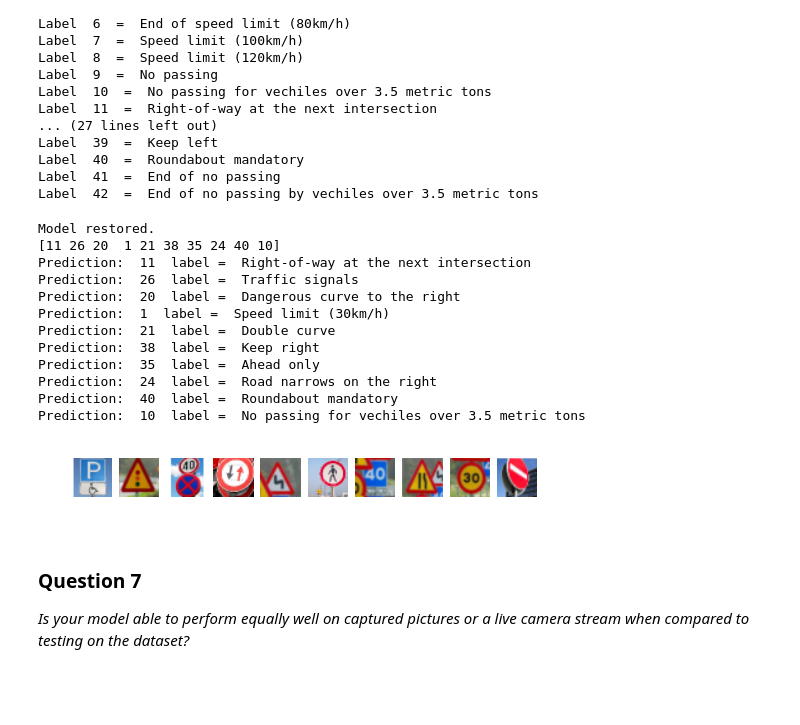
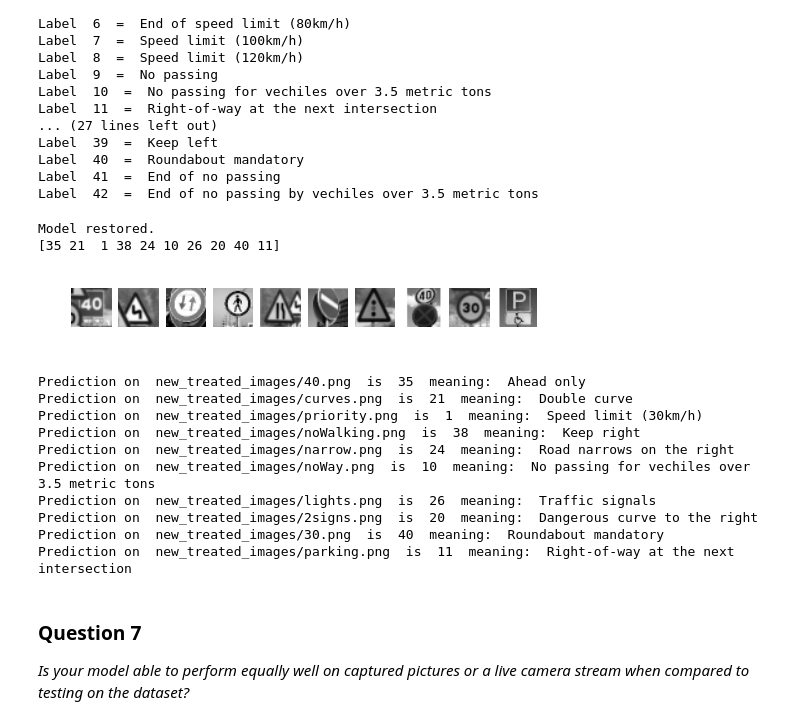
Before and after one commit to ninopereira/Traffic_Signs_Classification_NN, a Jupyter notebook: Traffic_Signs_Recognition-NP.ipynb, the cells around one changed output. Cells and saved outputs as stored; diff of their text form; code cells hidden in the pictures; blank space fills up the shorter version.

```diff
--- a/Traffic_Signs_Recognition-NP.ipynb
+++ b/Traffic_Signs_Recognition-NP.ipynb
@@ -483,10 +516,10 @@ with tf.Session() as sess:
             batch_x, batch_y = next_batch(X_train_gray, y_train, batch_size)
 
             # Run optimization op (backprop) and cost op (to get loss value)
-            sess.run(optimizer, feed_dict={x: batch_x, y: batch_y, dropout: 0.75})
+            sess.run(optimizer, feed_dict={x: batch_x, y: batch_y, keep_prob: 0.75})
 
         # Display logs per epoch step
-        c = sess.run(cost, feed_dict={x: batch_x, y: batch_y, dropout: 0.75})
+        c = sess.run(cost, feed_dict={x: batch_x, y: batch_y, keep_prob: 0.75})
         print("Epoch:", '%04d' % (epoch+1), "cost=", "{:.9f}".format(c))
     print("Optimization Finished!")
 
@@ -503,7 +536,7 @@ with tf.Session() as sess:
     validation_data = X_valid  #np.reshape(X_valid, (n_test,32,32,1))
     validation_labels = y_valid
 
-    print("Accuracy:", accuracy.eval({x: validation_data, y: validation_labels, dropout: 1.0}))
+    print("Accuracy:", accuracy.eval({x: validation_data, y: validation_labels, keep_prob: 1.0}))
 # %% [output]
 Training the network. This might take a few minutes...
 Epoch: 0001 cost= 1.242955208
@@ -550,23 +583,9 @@ with tf.Session() as sess:
     accuracy = tf.reduce_mean(tf.cast(correct_prediction, "float"))
 
     # we need to reshape test data
-    batch_size = 1280
-    validation_data, validation_labels = next_batch(X_test_gray, y_test, batch_size)
-    print("Accuracy:", accuracy.eval({x: validation_data, y: validation_labels, dropout: 1.0}))
+    batch_size = 1280 # reduced set to prevent PC from crashing
+    test_data, test_labels = next_batch(X_test_gray, y_test, batch_size)
+    print("Accuracy:", accuracy.eval({x: test_data, y: test_labels, keep_prob: 1.0}))
 # %% [output]
 Model restored.
 Accuracy: 0.923437
-# %%
-# Check Accuracy on test data
-with tf.Session() as sess:
-    # Restore variables from disk.
-    saver.restore(sess, "model.ckpt")
-    print("Model restored.")
-    # Test model
-    correct_prediction = tf.equal(tf.argmax(logits, 1), tf.argmax(y, 1))
-    # Calculate accuracy
-    accuracy = tf.reduce_mean(tf.cast(correct_prediction, "float"))
-    # we need to reshape test data
-    batch_size = 1280
-    validation_data, validation_labels = next_batch(X_test_gray, y_test, batch_size)
-    print("Accuracy:", accuracy.eval({x: validation_data, y: validation_labels, dropout: 1.0}))
@@ -603,18 +635,17 @@ Use the code cell (or multiple code cells, if necessary) to implement the first
 ### Feel free to use as many code cells as needed.
 # %%
 #from PIL import Image
+import glob
 import cv2
 from numpy import array
-#import glob
+
 image_list = []
 filename_list = []
-for filename in glob.glob('new_treated_images/*'):
-    #im=Image.open(filename)
+for filename in glob.glob('new_treated_images/*.png'):
     filename_list.append(filename)
     im = cv2.imread(filename)
     im = cv2.cvtColor(im,cv2.COLOR_BGR2RGB)
     im = cv2.resize(im,(32,32),interpolation = cv2.INTER_AREA)
-    #image_list.append(np.asarray(im))
     image_list.append(im)
 
 print("There are ",len(image_list),"images in the folder.")
@@ -687,35 +723,37 @@ Label  42  =  End of no passing by vechiles over 3.5 metric tons
 # %%
 ### Run the predictions here.
 ### Feel free to use as many code cells as needed.
 
 #reshape image set
 image_list_gray_rs = np.reshape(image_list_gray, (10,32,32,1))
 
 plt.ion()
 with tf.Session() as sess:
     # Restore variables from disk.
     saver.restore(sess, "model.ckpt")
     print("Model restored.")
     # Test model
-    prediction = sess.run(tf.argmax(logits, 1), feed_dict={x:image_list_gray_rs, dropout:1.0})
+    prediction = sess.run(tf.argmax(logits, 1), feed_dict={x:image_list_gray_rs, keep_prob:1.0})
     print (prediction)
-    plotImageSet(image_list)
+    plotImageSet(image_list_gray,'gray')
+    count = 0
     for pred in prediction:
-        print("Prediction: ",pred," label = ", label_to_name_map[pred])
+        print("Prediction on ",filename_list[count]," is ",pred," meaning: ", label_to_name_map[pred])
+        count = count + 1
 # %% [output]
 Model restored.
-[11 26 20  1 21 38 35 24 40 10]
-Prediction:  11  label =  Right-of-way at the next intersection
-Prediction:  26  label =  Traffic signals
-Prediction:  20  label =  Dangerous curve to the right
-Prediction:  1  label =  Speed limit (30km/h)
-Prediction:  21  label =  Double curve
-Prediction:  38  label =  Keep right
-Prediction:  35  label =  Ahead only
-Prediction:  24  label =  Road narrows on the right
-Prediction:  40  label =  Roundabout mandatory
-Prediction:  10  label =  No passing for vechiles over 3.5 metric tons
+[35 21  1 38 24 10 26 20 40 11]
-[figure, old version]
+[figure, new version]
+Prediction on  new_treated_images/40.png  is  35  meaning:  Ahead only
+Prediction on  new_treated_images/curves.png  is  21  meaning:  Double curve
+Prediction on  new_treated_images/priority.png  is  1  meaning:  Speed limit (30km/h)
+Prediction on  new_treated_images/noWalking.png  is  38  meaning:  Keep right
+Prediction on  new_treated_images/narrow.png  is  24  meaning:  Road narrows on the right
+Prediction on  new_treated_images/noWay.png  is  10  meaning:  No passing for vechiles over 3.5 metric tons
+Prediction on  new_treated_images/lights.png  is  26  meaning:  Traffic signals
+Prediction on  new_treated_images/2signs.png  is  20  meaning:  Dangerous curve to the right
+Prediction on  new_treated_images/30.png  is  40  meaning:  Roundabout mandatory
+Prediction on  new_treated_images/parking.png  is  11  meaning:  Right-of-way at the next intersection
 # %% [markdown]
 ### Question 7
 
```
Also changed, not shown: parts of 25 cells of this notebook, 1 other file.
